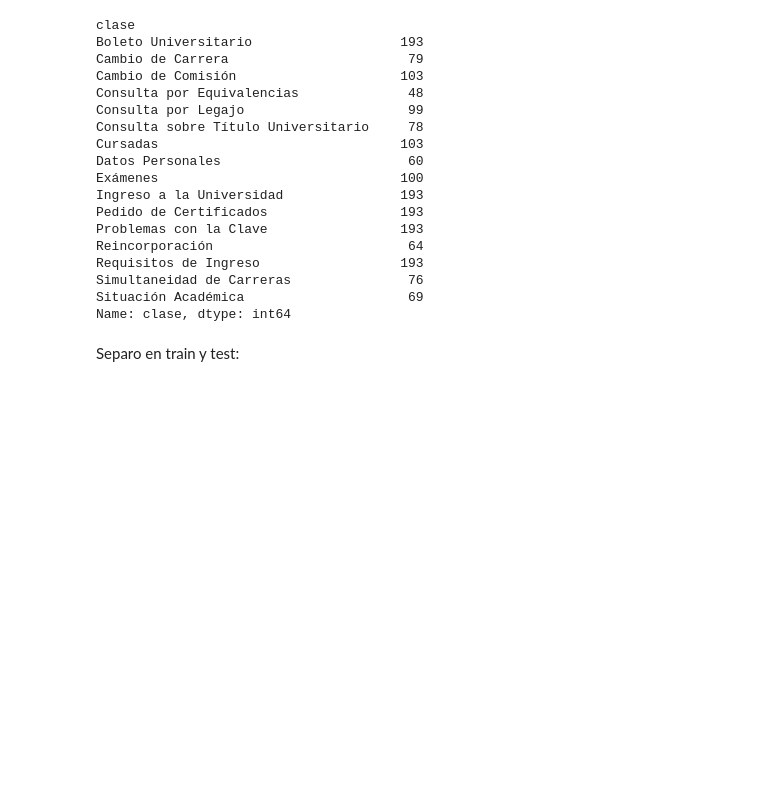
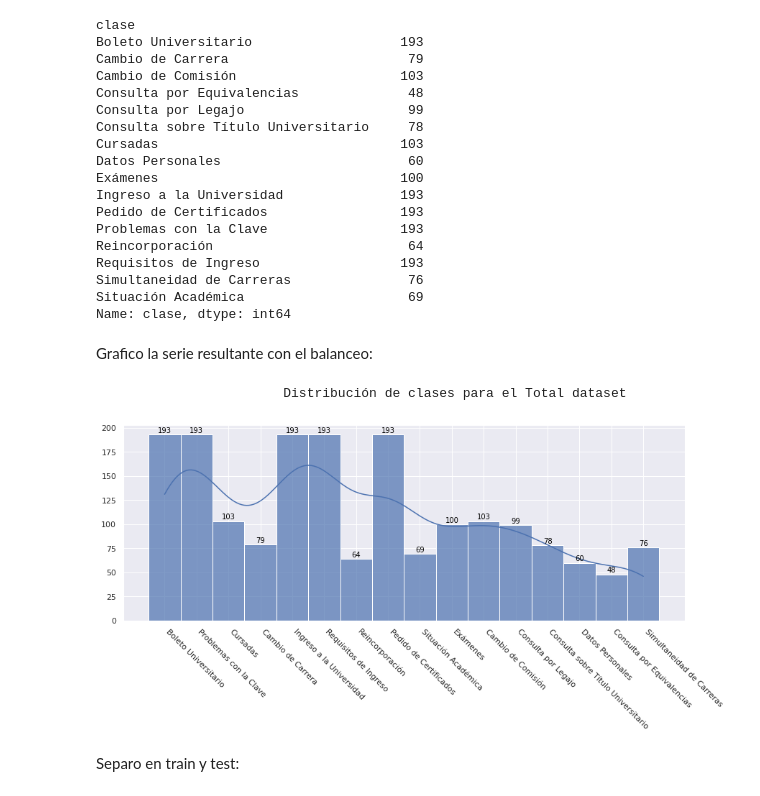
Before and after one commit to jumafernandez/imbalanced_data, a Jupyter notebook: notebooks/estrategia_propia.ipynb, the cells around one changed output. Cells and saved outputs as stored; diff of their text form; code cells hidden in the pictures; blank space fills up the shorter version.

```diff
--- a/notebooks/estrategia_propia.ipynb
+++ b/notebooks/estrategia_propia.ipynb
@@ -317,6 +317,51 @@ Requisitos de Ingreso                  193
 Simultaneidad de Carreras               76
 Situación Académica                     69
 Name: clase, dtype: int64
+# %% [markdown]
+Grafico la serie resultante con el balanceo:
+# %%
+import matplotlib.pyplot as plt
+import seaborn as sns
+import numpy as np
+%matplotlib inline
+
+def hist_clases(serie_clases, desc_plot, filename_plot):
+  """
+  Se plotean las clases en función de la distribución de la frecuencia
+  observada en cada dataset
+  """
+
+  # Set figure size
+  plt.figure(figsize=(14,5))
+
+  ax = sns.histplot(serie_clases, kde=True, stat='count',
+                    bins=serie_clases.unique(), binwidth=0.06,
+                    palette="viridis", alpha=0.7)
+
+  ax.set_xticklabels(serie_clases.unique(),
+                    rotation=-45,
+                    horizontalalignment='left', fontweight='light')
+
+  for p in ax.patches:
+      ax.annotate(f'{p.get_height():.0f}\n',
+                  (p.get_x() + p.get_width() / 2, p.get_height()),
+                  ha='center', va='center', color='black')
+
+  # Quito el nombre de los ejes (de forma rústica)
+  plt.xlabel('', fontsize=12)
+  plt.ylabel('', fontsize=12)
+
+  # Guardo el plot en un png
+  plt.savefig(filename_plot, optimize=True, transparent=True, bbox_inches = 'tight')
+
+  # Muestro el gráfico con una descripción
+  print(f'\t\t\tDistribución de clases para el {desc_plot}')
+  plt.show()
+
+hist_clases(df_train['clase'], 'Total dataset', 'histograma_total.png')
+# %% [output]
+                        Distribución de clases para el Total dataset
+[figure, added]
 # %% [markdown]
 Separo en train y test:
 # %%
```
